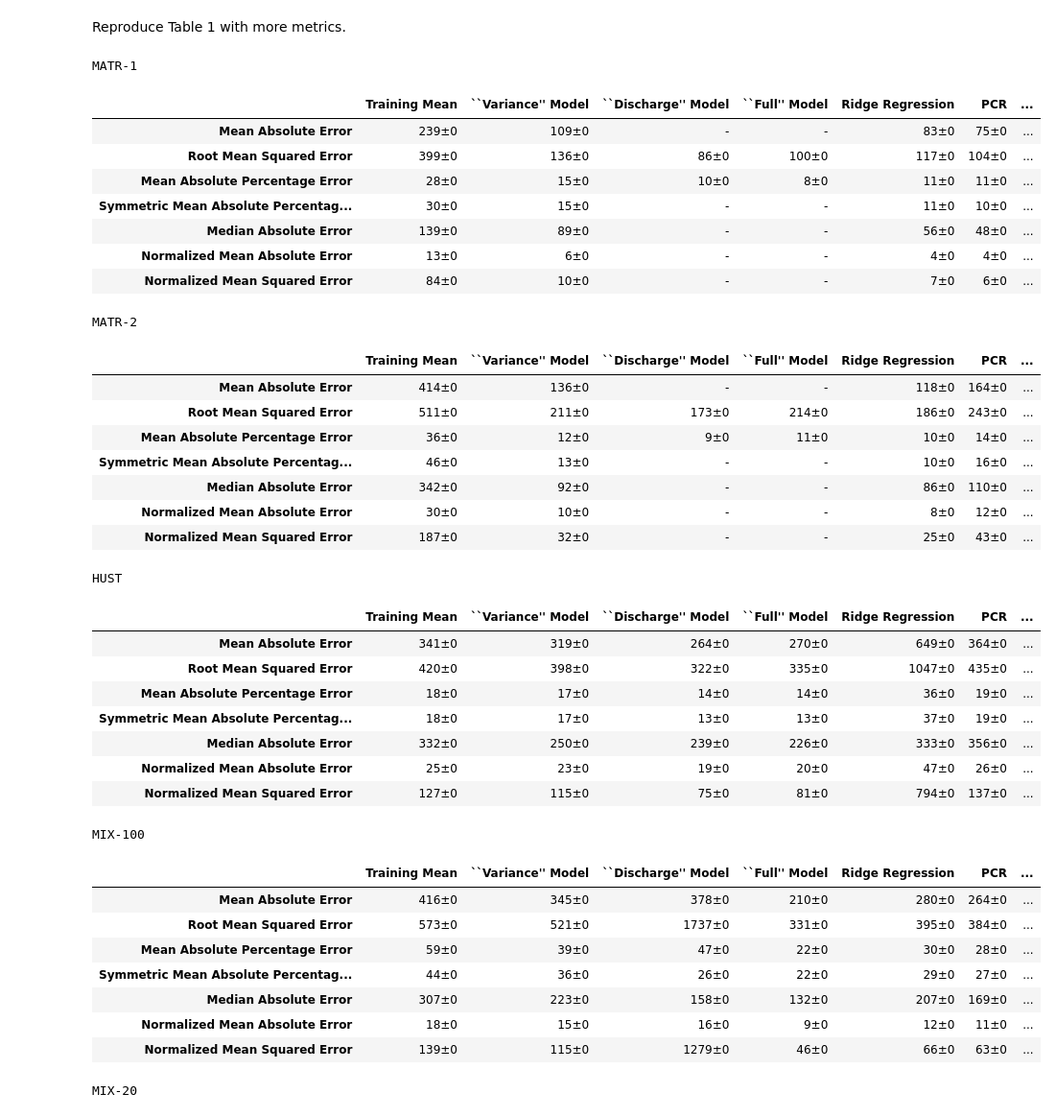
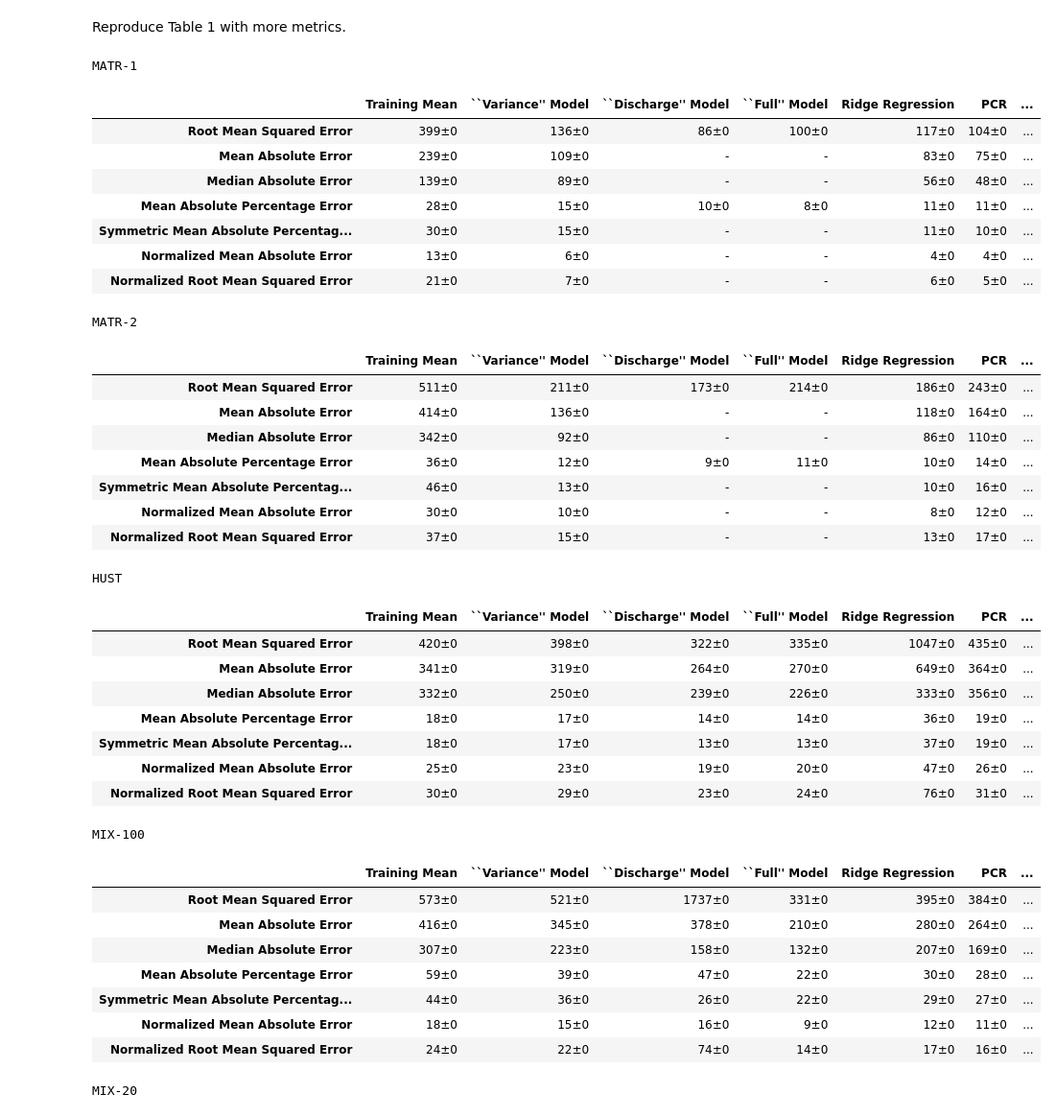
Before and after one commit to fingertap/BatLiNet, a Jupyter notebook: nmi_rebuttal/table1_more_metrics.ipynb, the cells around one changed output. Shown at 96% size. Saved outputs shown, nothing was run; the diff lists cells and outputs as text; code cells hidden in the pictures.

```diff
--- a/nmi_rebuttal/table1_more_metrics.ipynb
+++ b/nmi_rebuttal/table1_more_metrics.ipynb
@@ -60,20 +60,23 @@ def normalized_mean_absolute_error(y_true, y_pred):
 def normalized_mean_squared_error(y_true, y_pred):
     return mean_squared_error(y_true, y_pred) / (np.max(y_true) - np.min(y_true))
 
+def normalized_root_mean_squared_error(y_true, y_pred):
+    return root_mean_squared_error(y_true, y_pred) / (np.max(y_true) - np.min(y_true)) * 100
+
 metrics = {
+    "Root Mean Squared Error": root_mean_squared_error,
     "Mean Absolute Error": mean_absolute_error,
+    "Median Absolute Error": median_absolute_error,
     # "Mean Squared Error": mean_squared_error,
-    "Root Mean Squared Error": root_mean_squared_error,
     # "Mean Squared Logarithmic Error": mean_squared_logarithmic_error,
     # "Root Mean Squared Logarithmic Error": root_mean_squared_logarithmic_error,
     # "R-squared": r_squared,
     # "Adjusted R-squared": adjusted_r_squared,
+    # "Explained Variance Score": explained_variance_score,
     "Mean Absolute Percentage Error": mean_absolute_percentage_error,
     "Symmetric Mean Absolute Percentage Error": symmetric_mean_absolute_percentage_error,
-    "Median Absolute Error": median_absolute_error,
-    # "Explained Variance Score": explained_variance_score,
     "Normalized Mean Absolute Error": normalized_mean_absolute_error,
-    "Normalized Mean Squared Error": normalized_mean_squared_error
+    "Normalized Root Mean Squared Error": normalized_root_mean_squared_error
 }
 # %%
 def format_scores(scores):
@@ -172,6 +175,10 @@ def highlight_min(s):
     is_min[min_index] = 'background-color: black'
     return is_min
 
+metric_abbr = [
+    'RMSE', 'MAE', 'MAD',
+    'MAPE', 'sMAPE', 'NMAE', 'NRMSE'
+]
 for dataset, data_scores in scores.items():
     print(dataset)
     # TODO: fill in NE results
@@ -185,54 +192,57 @@ for dataset, data_scores in scores.items():
         data_scores.loc[
             ['Root Mean Squared Error', 'Mean Absolute Percentage Error'],
             '``Full\'\' Model'
         ] = ['100±0', '8±0']
     if dataset == 'MATR-2':
         data_scores.loc[:, ['``Discharge\'\' Model', '``Full\'\' Model']] = '-'
         data_scores.loc[
             ['Root Mean Squared Error', 'Mean Absolute Percentage Error'],
             '``Discharge\'\' Model'
         ] = ['173±0', '9±0']
         data_scores.loc[
             ['Root Mean Squared Error', 'Mean Absolute Percentage Error'],
             '``Full\'\' Model'
         ] = ['214±0', '11±0']
     display(data_scores.style.apply(highlight_min, axis=1))
+    data_scores.index = metric_abbr
+    data_scores.to_latex(f'{dataset}.tex')
+    # data_scores.to_excel(f'{dataset}.xlsx')
 # %% [output]
 MATR-1
 |  | Training Mean | ``Variance'' Model | ``Discharge'' Model | ``Full'' Model | Ridge Regression | PCR | ... |
+| Root Mean Squared Error | 399±0 | 136±0 | 86±0 | 100±0 | 117±0 | 104±0 | ... |
 | Mean Absolute Error | 239±0 | 109±0 | - | - | 83±0 | 75±0 | ... |
-| Root Mean Squared Error | 399±0 | 136±0 | 86±0 | 100±0 | 117±0 | 104±0 | ... |
+| Median Absolute Error | 139±0 | 89±0 | - | - | 56±0 | 48±0 | ... |
 | Mean Absolute Percentage Error | 28±0 | 15±0 | 10±0 | 8±0 | 11±0 | 11±0 | ... |
 | Symmetric Mean Absolute Percentag... | 30±0 | 15±0 | - | - | 11±0 | 10±0 | ... |
-| Median Absolute Error | 139±0 | 89±0 | - | - | 56±0 | 48±0 | ... |
 | Normalized Mean Absolute Error | 13±0 | 6±0 | - | - | 4±0 | 4±0 | ... |
-| Normalized Mean Squared Error | 84±0 | 10±0 | - | - | 7±0 | 6±0 | ... |
+| Normalized Root Mean Squared Error | 21±0 | 7±0 | - | - | 6±0 | 5±0 | ... |
 MATR-2
 |  | Training Mean | ``Variance'' Model | ``Discharge'' Model | ``Full'' Model | Ridge Regression | PCR | ... |
+| Root Mean Squared Error | 511±0 | 211±0 | 173±0 | 214±0 | 186±0 | 243±0 | ... |
 | Mean Absolute Error | 414±0 | 136±0 | - | - | 118±0 | 164±0 | ... |
-| Root Mean Squared Error | 511±0 | 211±0 | 173±0 | 214±0 | 186±0 | 243±0 | ... |
+| Median Absolute Error | 342±0 | 92±0 | - | - | 86±0 | 110±0 | ... |
 | Mean Absolute Percentage Error | 36±0 | 12±0 | 9±0 | 11±0 | 10±0 | 14±0 | ... |
 | Symmetric Mean Absolute Percentag... | 46±0 | 13±0 | - | - | 10±0 | 16±0 | ... |
-| Median Absolute Error | 342±0 | 92±0 | - | - | 86±0 | 110±0 | ... |
 | Normalized Mean Absolute Error | 30±0 | 10±0 | - | - | 8±0 | 12±0 | ... |
-| Normalized Mean Squared Error | 187±0 | 32±0 | - | - | 25±0 | 43±0 | ... |
+| Normalized Root Mean Squared Error | 37±0 | 15±0 | - | - | 13±0 | 17±0 | ... |
 HUST
 |  | Training Mean | ``Variance'' Model | ``Discharge'' Model | ``Full'' Model | Ridge Regression | PCR | ... |
+| Root Mean Squared Error | 420±0 | 398±0 | 322±0 | 335±0 | 1047±0 | 435±0 | ... |
 | Mean Absolute Error | 341±0 | 319±0 | 264±0 | 270±0 | 649±0 | 364±0 | ... |
-| Root Mean Squared Error | 420±0 | 398±0 | 322±0 | 335±0 | 1047±0 | 435±0 | ... |
+| Median Absolute Error | 332±0 | 250±0 | 239±0 | 226±0 | 333±0 | 356±0 | ... |
 | Mean Absolute Percentage Error | 18±0 | 17±0 | 14±0 | 14±0 | 36±0 | 19±0 | ... |
 | Symmetric Mean Absolute Percentag... | 18±0 | 17±0 | 13±0 | 13±0 | 37±0 | 19±0 | ... |
-| Median Absolute Error | 332±0 | 250±0 | 239±0 | 226±0 | 333±0 | 356±0 | ... |
 | Normalized Mean Absolute Error | 25±0 | 23±0 | 19±0 | 20±0 | 47±0 | 26±0 | ... |
-| Normalized Mean Squared Error | 127±0 | 115±0 | 75±0 | 81±0 | 794±0 | 137±0 | ... |
+| Normalized Root Mean Squared Error | 30±0 | 29±0 | 23±0 | 24±0 | 76±0 | 31±0 | ... |
 MIX-100
 |  | Training Mean | ``Variance'' Model | ``Discharge'' Model | ``Full'' Model | Ridge Regression | PCR | ... |
+| Root Mean Squared Error | 573±0 | 521±0 | 1737±0 | 331±0 | 395±0 | 384±0 | ... |
 | Mean Absolute Error | 416±0 | 345±0 | 378±0 | 210±0 | 280±0 | 264±0 | ... |
-| Root Mean Squared Error | 573±0 | 521±0 | 1737±0 | 331±0 | 395±0 | 384±0 | ... |
+| Median Absolute Error | 307±0 | 223±0 | 158±0 | 132±0 | 207±0 | 169±0 | ... |
 | Mean Absolute Percentage Error | 59±0 | 39±0 | 47±0 | 22±0 | 30±0 | 28±0 | ... |
 | Symmetric Mean Absolute Percentag... | 44±0 | 36±0 | 26±0 | 22±0 | 29±0 | 27±0 | ... |
-| Median Absolute Error | 307±0 | 223±0 | 158±0 | 132±0 | 207±0 | 169±0 | ... |
 | Normalized Mean Absolute Error | 18±0 | 15±0 | 16±0 | 9±0 | 12±0 | 11±0 | ... |
-| Normalized Mean Squared Error | 139±0 | 115±0 | 1279±0 | 46±0 | 66±0 | 63±0 | ... |
+| Normalized Root Mean Squared Error | 24±0 | 22±0 | 74±0 | 14±0 | 17±0 | 16±0 | ... |
 MIX-20
 |  | Training Mean | ``Variance'' Model | ``Discharge'' Model | ``Full'' Model | Ridge Regression | PCR | ... |
```
Also changed, not shown: parts of 1 cell of this notebook, 36 other files.
